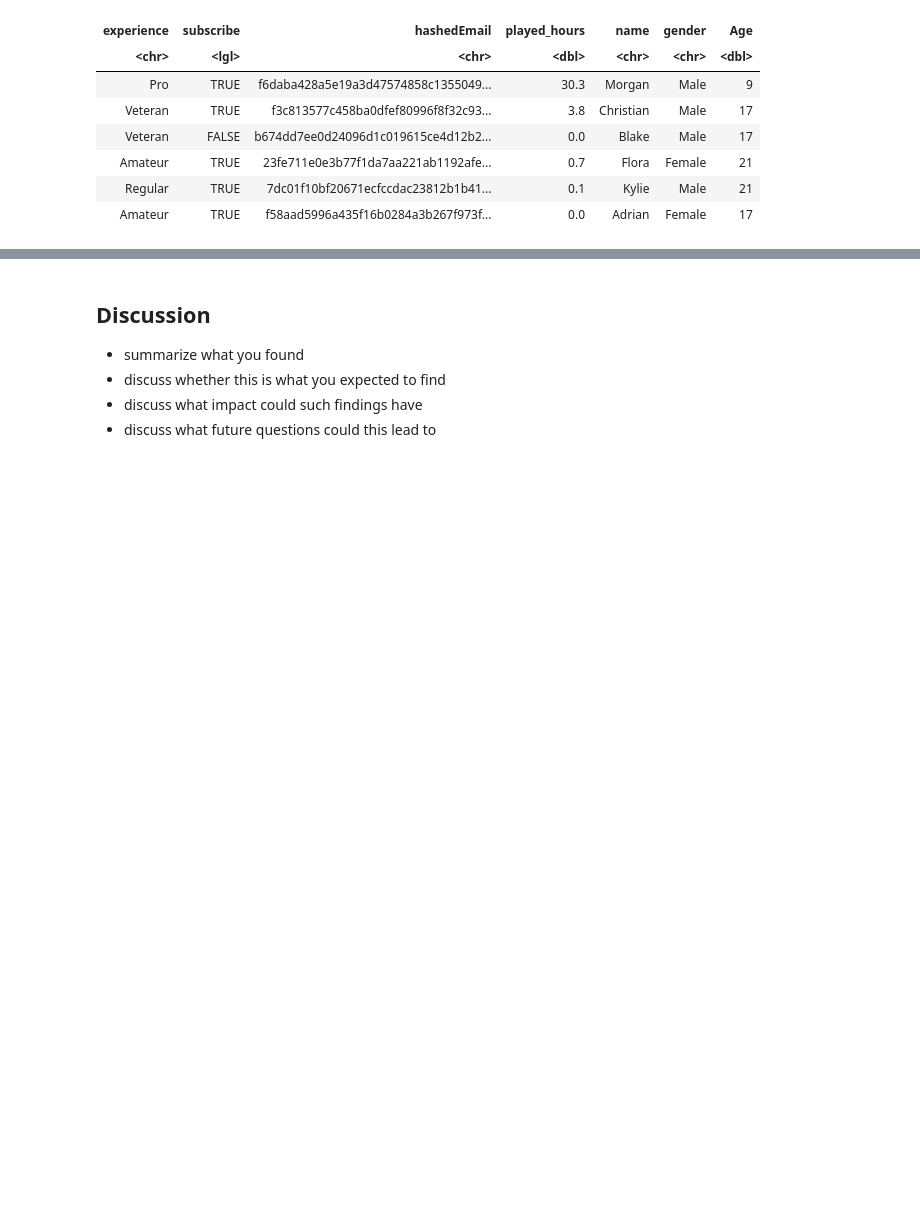
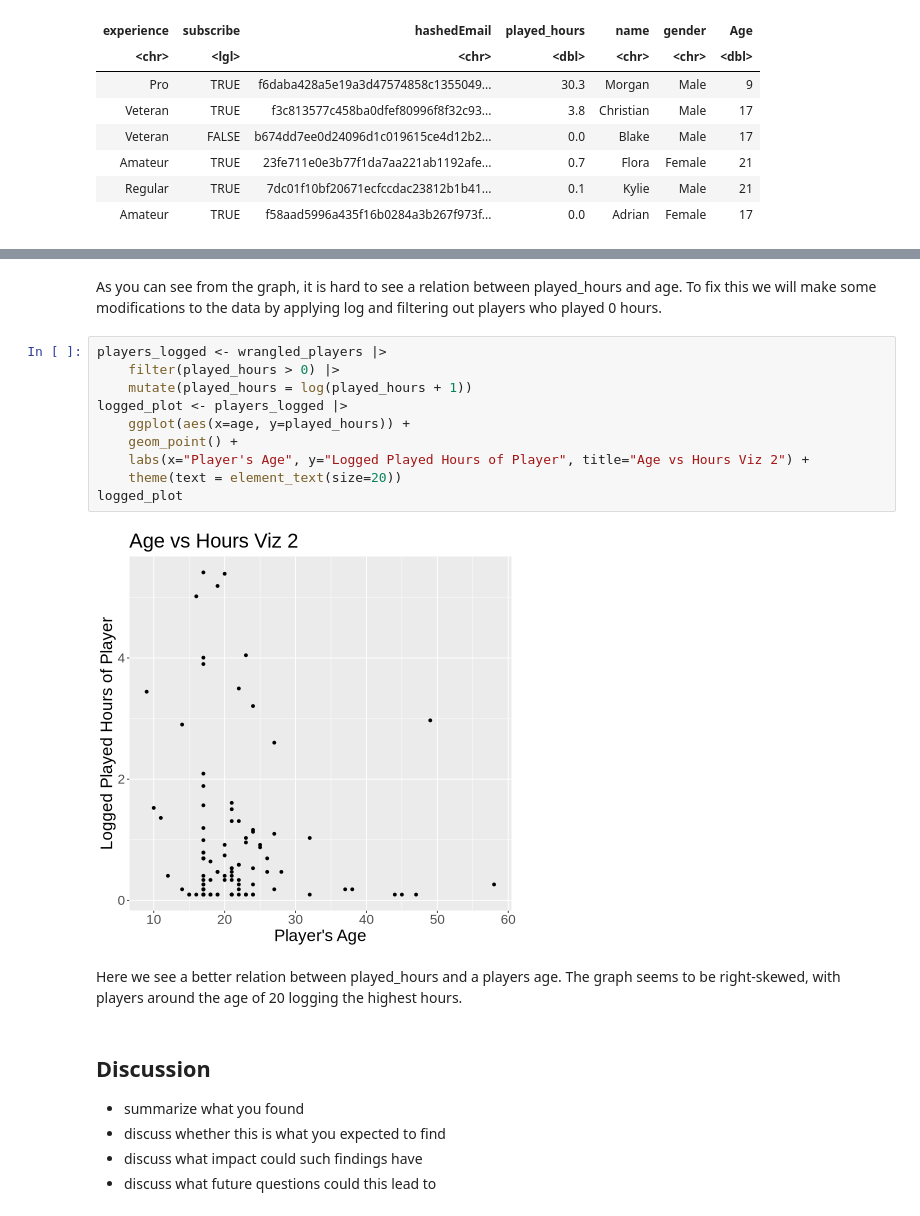
Before and after one commit to GraySchi/DSCI-Project-004-Group4, a Jupyter notebook: Group4_Project.ipynb, the cells around one changed output, grey strips where cells are left out. Drawn from its saved outputs; the diff is of its cells as text; blank space fills up the shorter version.

```diff
--- a/Group4_Project.ipynb
+++ b/Group4_Project.ipynb
@@ -110,3 +95,19 @@ Warning message:
+# %% [markdown]
+As you can see from the graph, it is hard to see a relation between played_hours and age. To fix this we will make some modifications to the data by applying log and filtering out players who played 0 hours.
+# %%
+players_logged <- wrangled_players |>
+    filter(played_hours > 0) |>
+    mutate(played_hours = log(played_hours + 1))
+logged_plot <- players_logged |>
+    ggplot(aes(x=age, y=played_hours)) +
+    geom_point() +
+    labs(x="Player's Age", y="Logged Played Hours of Player", title="Age vs Hours Viz 2") +
+    theme(text = element_text(size=20))
+logged_plot
+# %% [output]
+[figure, added]
+# %% [markdown]
+Here we see a better relation between played_hours and a players age. The graph seems to be right-skewed, with players around the age of 20 logging the highest hours.
 # %% [markdown]
 ## Discussion
 - summarize what you found
```
Also changed, not shown: parts of 3 cells of this notebook.
